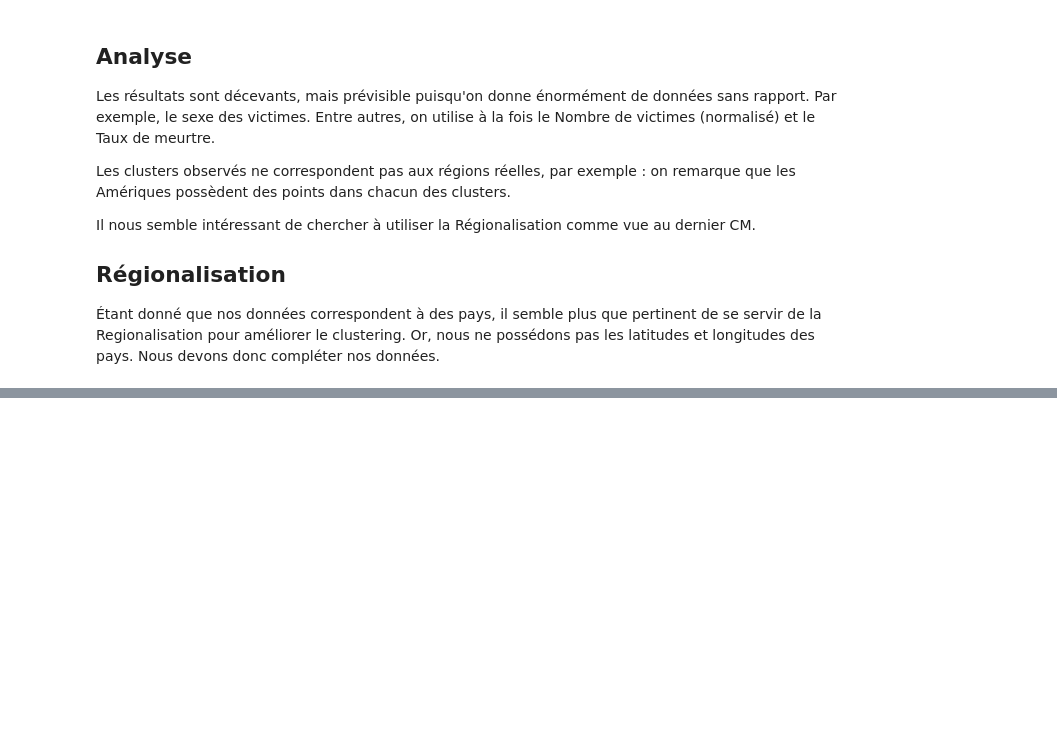
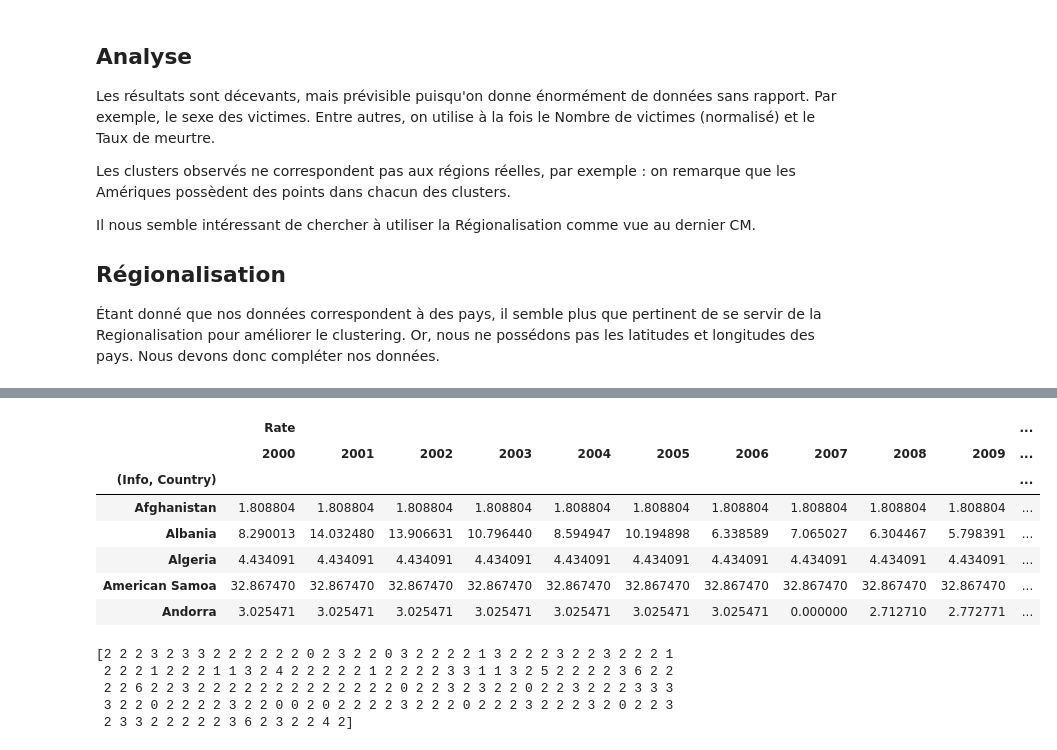
Before and after one commit to adesbx/homicideAnalysis, a Jupyter notebook: projet.ipynb, the cells around one changed output, grey strips where cells are left out. Saved outputs shown, nothing was run; the diff lists cells and outputs as text; code cells hidden in the pictures; blank space fills up the shorter version.

```diff
--- a/projet.ipynb
+++ b/projet.ipynb
@@ -472,0 +506,23 @@ df_pos.to_csv("./datasets/clean_data_pos.csv", index=None, header=True)
+# %%
+df_sum_sex = df_copyyy.groupby(by=[('Info', 'Country')]).sum()
+df_sum_sex = df_sum_sex.drop(df_sum_sex.filter(regex="Info"), axis=1)
+
+df_sum_sex =  df_sum_sex.drop(columns=[('Rate', 'Total'), ('Rate', 'Mean')])
+
+df_sum_sex[('Rate', 'Total')] = df_sum_sex[['Rate']].sum(axis=1)
+df_sum_sex[('Rate', 'Mean')] = df_sum_sex[['Rate']].mean(axis=1)
+
+df_sum_sex = df_sum_sex[['Rate']]
+
+# sc = StandardScaler()
+# df_sum_sex[[('Rate', 'Total')]] = sc.fit_transform(df_sum_sex[[('Rate', 'Total')]])
+df_sum_sex.head()
+# %% [output]
+|  | Rate |  |  |  |  |  |  |  |  |  | ... |
+|  | 2000 | 2001 | 2002 | 2003 | 2004 | 2005 | 2006 | 2007 | 2008 | 2009 | ... |
+| (Info, Country) |  |  |  |  |  |  |  |  |  |  | ... |
+| Afghanistan | 1.808804 | 1.808804 | 1.808804 | 1.808804 | 1.808804 | 1.808804 | 1.808804 | 1.808804 | 1.808804 | 1.808804 | ... |
+| Albania | 8.290013 | 14.032480 | 13.906631 | 10.796440 | 8.594947 | 10.194898 | 6.338589 | 7.065027 | 6.304467 | 5.798391 | ... |
+| Algeria | 4.434091 | 4.434091 | 4.434091 | 4.434091 | 4.434091 | 4.434091 | 4.434091 | 4.434091 | 4.434091 | 4.434091 | ... |
+| American Samoa | 32.867470 | 32.867470 | 32.867470 | 32.867470 | 32.867470 | 32.867470 | 32.867470 | 32.867470 | 32.867470 | 32.867470 | ... |
+| Andorra | 3.025471 | 3.025471 | 3.025471 | 3.025471 | 3.025471 | 3.025471 | 3.025471 | 0.000000 | 2.712710 | 2.772771 | ... |
@@ -472,0 +532,9 @@ df_pos.to_csv("./datasets/clean_data_pos.csv", index=None, header=True)
+# %%
+clustered = model.labels_
+print(clustered)
+# %% [output]
+[2 2 2 3 2 3 3 2 2 2 2 2 2 0 2 3 2 2 0 3 2 2 2 2 1 3 2 2 2 3 2 2 3 2 2 2 1
+ 2 2 2 1 2 2 2 1 1 3 2 4 2 2 2 2 2 1 2 2 2 2 3 3 1 1 3 2 5 2 2 2 2 3 6 2 2
+ 2 2 6 2 2 3 2 2 2 2 2 2 2 2 2 2 2 2 2 0 2 2 3 2 3 2 2 0 2 2 3 2 2 2 3 3 3
+ 3 2 2 0 2 2 2 2 3 2 2 0 0 2 0 2 2 2 2 3 2 2 2 0 2 2 2 3 2 2 2 3 2 0 2 2 3
+ 2 3 3 2 2 2 2 2 3 6 2 3 2 2 4 2]
```
Also changed, not shown: parts of 10 cells of this notebook, 1 other file.
